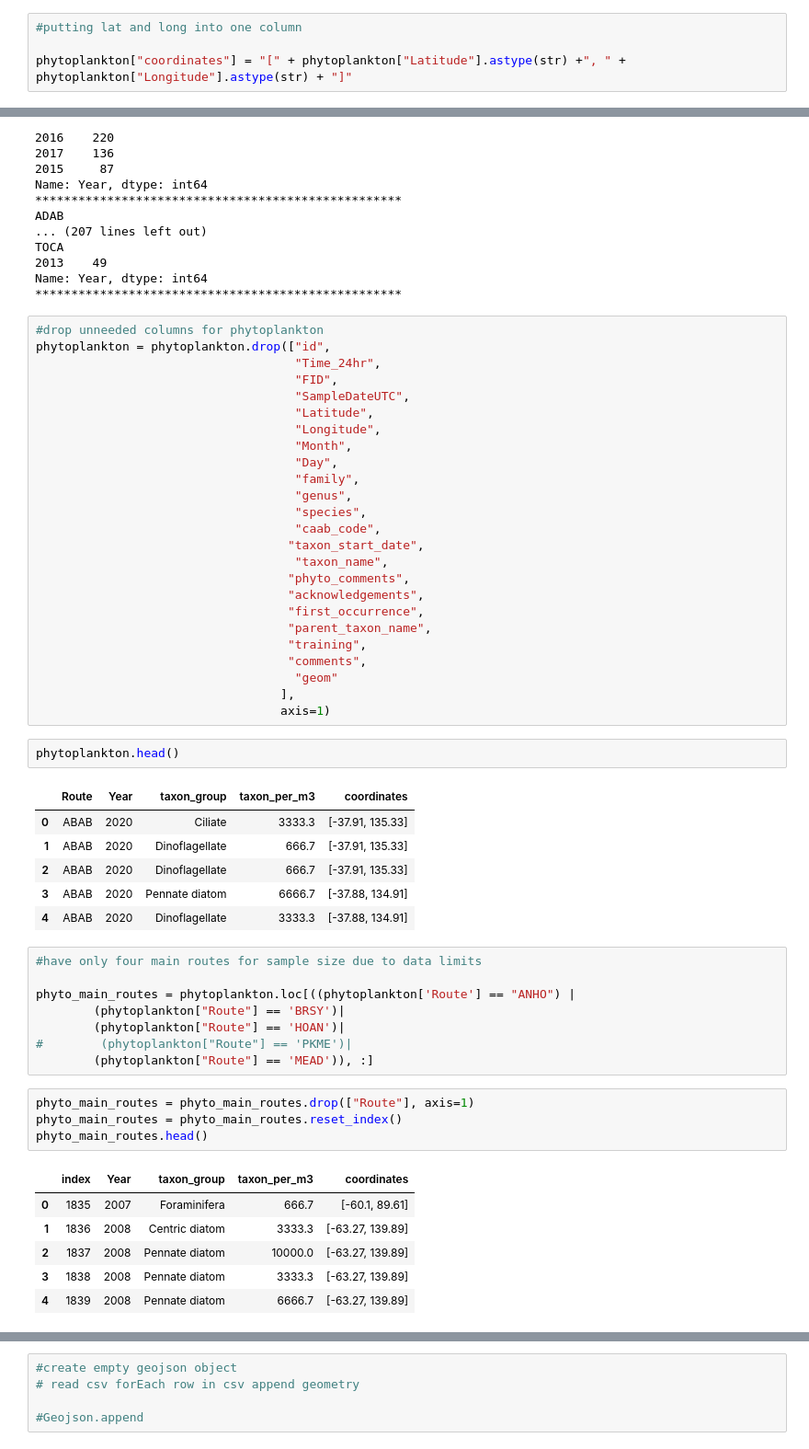
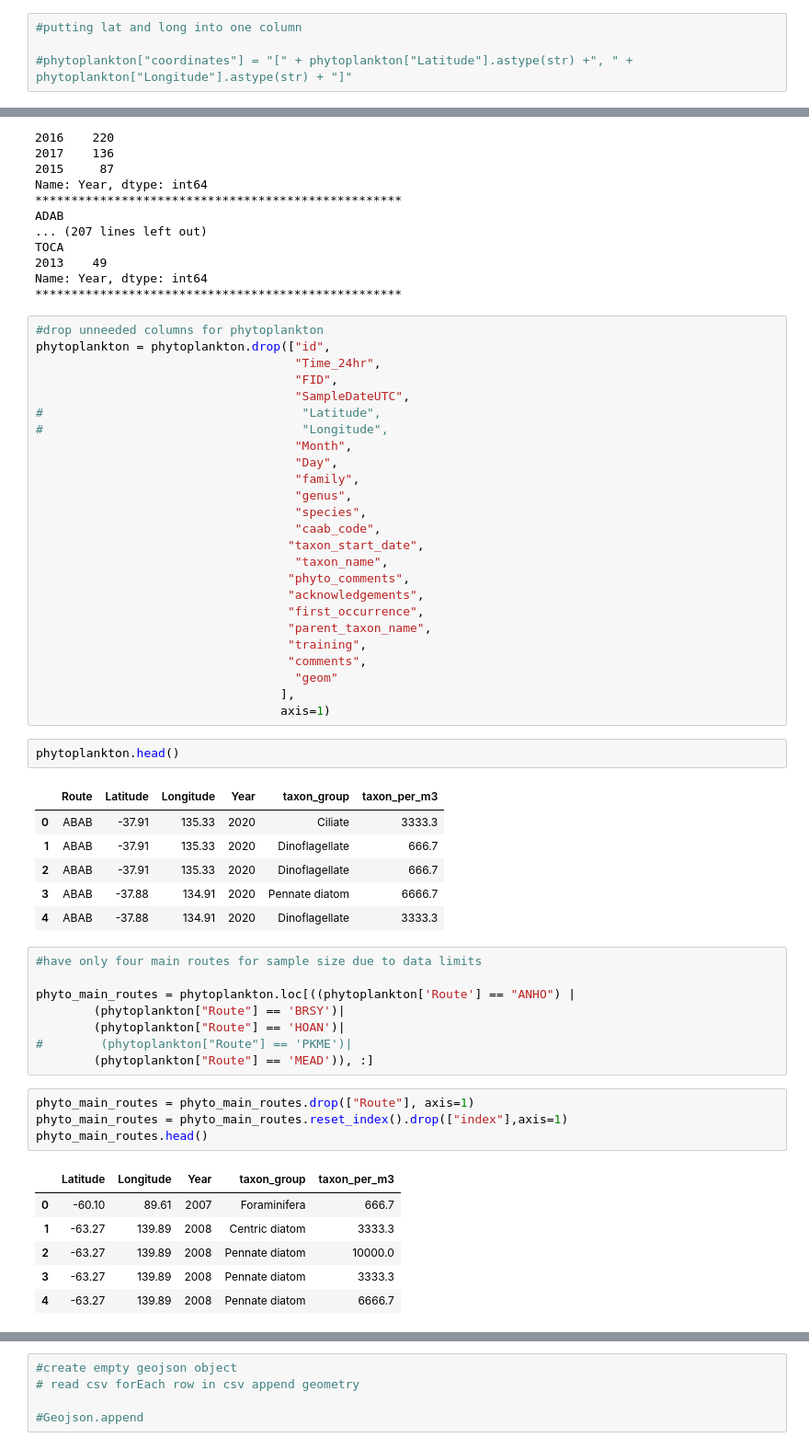
Before and after one commit to JackXinPan/Group5Project2, a Jupyter notebook: read data.ipynb, the cells around one changed output, grey strips where cells are left out. Shown at 92% size. Cells and saved outputs as stored; diff of their text form.

```diff
--- a/read data.ipynb
+++ b/read data.ipynb
@@ -37,7 +37,7 @@ phytoplankton.head()
 # %%
 #putting lat and long into one column
 
-phytoplankton["coordinates"] = "[" + phytoplankton["Latitude"].astype(str) +", " + phytoplankton["Longitude"].astype(str) + "]"
+#phytoplankton["coordinates"] = "[" + phytoplankton["Latitude"].astype(str) +", " + phytoplankton["Longitude"].astype(str) + "]"
 # %%
 # get list of unique routes
 column_values = phytoplankton[["Route"]].values.ravel()
@@ -104,8 +104,8 @@ phytoplankton = phytoplankton.drop(["id",
                                     "Time_24hr",
                                     "FID",
                                     "SampleDateUTC",
-                                    "Latitude",
-                                    "Longitude",
+#                                    "Latitude",
+#                                    "Longitude",
                                     "Month",
                                     "Day",
                                     "family",
@@ -126,12 +126,12 @@ phytoplankton = phytoplankton.drop(["id",
 # %%
 phytoplankton.head()
 # %% [output]
-|  | Route | Year | taxon_group | taxon_per_m3 | coordinates |
-| 0 | ABAB | 2020 | Ciliate | 3333.3 | [-37.91, 135.33] |
-| 1 | ABAB | 2020 | Dinoflagellate | 666.7 | [-37.91, 135.33] |
-| 2 | ABAB | 2020 | Dinoflagellate | 666.7 | [-37.91, 135.33] |
-| 3 | ABAB | 2020 | Pennate diatom | 6666.7 | [-37.88, 134.91] |
-| 4 | ABAB | 2020 | Dinoflagellate | 3333.3 | [-37.88, 134.91] |
+|  | Route | Latitude | Longitude | Year | taxon_group | taxon_per_m3 |
+| 0 | ABAB | -37.91 | 135.33 | 2020 | Ciliate | 3333.3 |
+| 1 | ABAB | -37.91 | 135.33 | 2020 | Dinoflagellate | 666.7 |
+| 2 | ABAB | -37.91 | 135.33 | 2020 | Dinoflagellate | 666.7 |
+| 3 | ABAB | -37.88 | 134.91 | 2020 | Pennate diatom | 6666.7 |
+| 4 | ABAB | -37.88 | 134.91 | 2020 | Dinoflagellate | 3333.3 |
 # %%
 #have only four main routes for sample size due to data limits
 
@@ -142,13 +142,13 @@ phyto_main_routes = phytoplankton.loc[((phytoplankton['Route'] == "ANHO") |
         (phytoplankton["Route"] == 'MEAD')), :]
 # %%
 phyto_main_routes = phyto_main_routes.drop(["Route"], axis=1)
-phyto_main_routes = phyto_main_routes.reset_index()
+phyto_main_routes = phyto_main_routes.reset_index().drop(["index"],axis=1)
 phyto_main_routes.head()
 # %% [output]
-|  | index | Year | taxon_group | taxon_per_m3 | coordinates |
-| 0 | 1835 | 2007 | Foraminifera | 666.7 | [-60.1, 89.61] |
-| 1 | 1836 | 2008 | Centric diatom | 3333.3 | [-63.27, 139.89] |
-| 2 | 1837 | 2008 | Pennate diatom | 10000.0 | [-63.27, 139.89] |
-| 3 | 1838 | 2008 | Pennate diatom | 3333.3 | [-63.27, 139.89] |
-| 4 | 1839 | 2008 | Pennate diatom | 6666.7 | [-63.27, 139.89] |
+|  | Latitude | Longitude | Year | taxon_group | taxon_per_m3 |
+| 0 | -60.10 | 89.61 | 2007 | Foraminifera | 666.7 |
+| 1 | -63.27 | 139.89 | 2008 | Centric diatom | 3333.3 |
+| 2 | -63.27 | 139.89 | 2008 | Pennate diatom | 10000.0 |
+| 3 | -63.27 | 139.89 | 2008 | Pennate diatom | 3333.3 |
+| 4 | -63.27 | 139.89 | 2008 | Pennate diatom | 6666.7 |
 # %%
```
Also changed, not shown: parts of 20 cells of this notebook, 9 other files.
